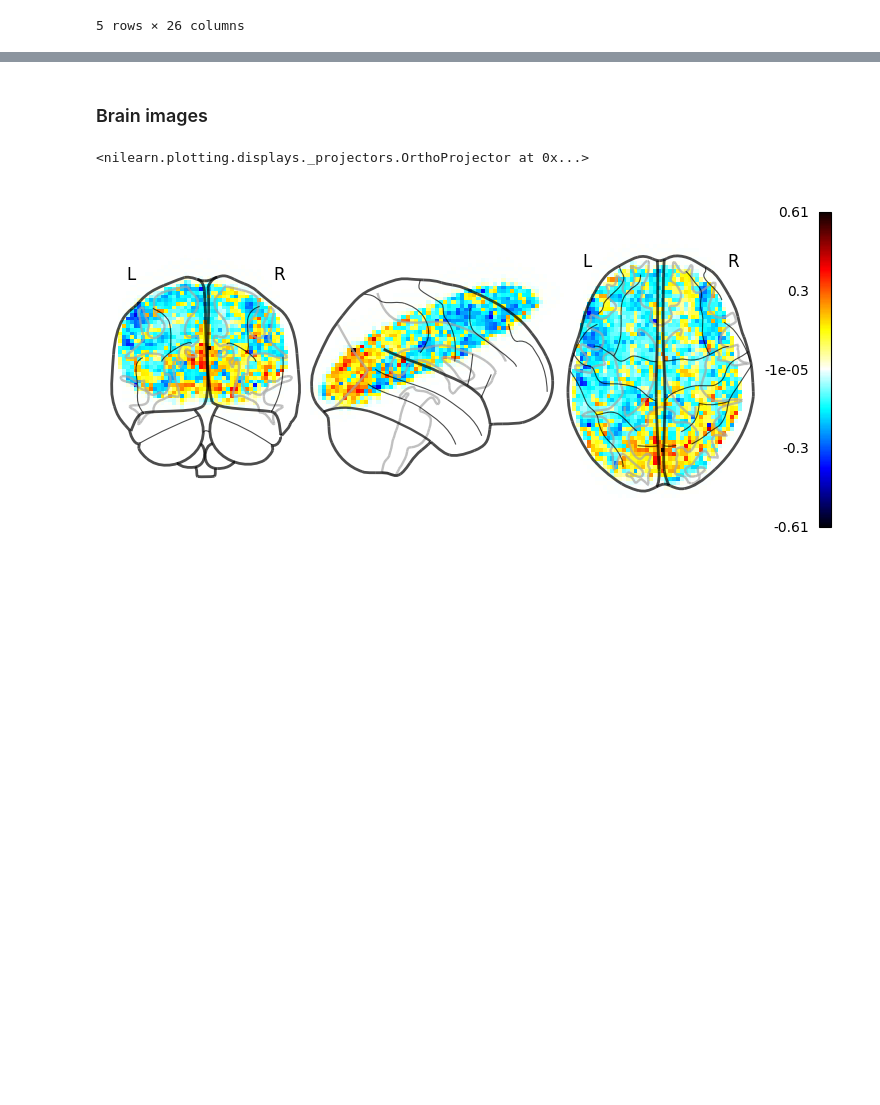
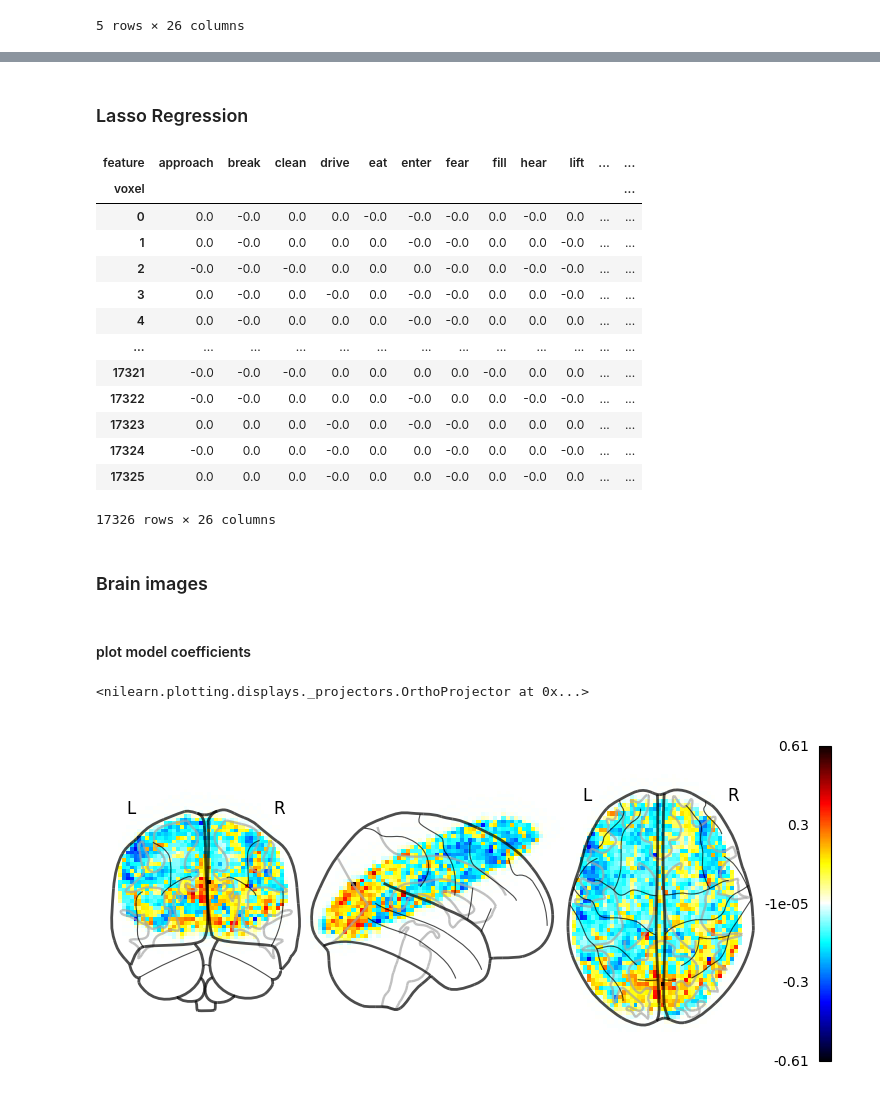
Before and after one commit to gosh-a/semantic-dimensions-in-brain, a Jupyter notebook: mitchell.ipynb, the cells around one changed output, grey strips where cells are left out. Drawn from its saved outputs; the diff is of its cells as text; code cells hidden in the pictures; blank space fills up the shorter version.

```diff
--- a/mitchell.ipynb
+++ b/mitchell.ipynb
@@ -144,0 +168,5 @@ df_coefficients.head()
+# %%
+for i in tqdm(range(y.shape[0])):
+    r_2 = lin_reg.score(X, y.iloc[i])
+    df_score.iloc[i] = r_2
+df_score['coordinates'] = voxel_coordinates
@@ -144,0 +183,2 @@ df_coefficients.head()
+# %% [markdown]
+### Lasso Regression
@@ -144,0 +187,3 @@ df_coefficients.head()
+# %%
+lasso_model = Lasso(alpha=1.0)  # Adjust alpha for regularization strength
+voxel_coordinates = mdata_common_voxels[0][0][0]
@@ -145,5 +193,33 @@ df_coefficients.head()
+# %%
+df_lasso_coefficients = pd.DataFrame(index=range(y.shape[0]), columns=X.columns)
+df_lasso_coefficients.index.name = 'voxel'
+
+for i in tqdm(range(y.shape[0])):
+    lasso_model.fit(X, y.iloc[i])
+    df_lasso_coefficients.iloc[i] = lasso_model.coef_
+
+df_lasso_coefficients['coordinates'] = voxel_coordinates
+# %%
+df_lasso_coefficients
+# %% [output]
+| feature | approach | break | clean | drive | eat | enter | fear | fill | hear | lift | ... | ... |
+| voxel |  |  |  |  |  |  |  |  |  |  |  | ... |
+| 0 | 0.0 | -0.0 | 0.0 | 0.0 | -0.0 | -0.0 | -0.0 | 0.0 | -0.0 | 0.0 | ... | ... |
+| 1 | 0.0 | -0.0 | 0.0 | 0.0 | 0.0 | -0.0 | -0.0 | 0.0 | 0.0 | -0.0 | ... | ... |
+| 2 | -0.0 | -0.0 | -0.0 | 0.0 | 0.0 | 0.0 | -0.0 | 0.0 | -0.0 | -0.0 | ... | ... |
+| 3 | 0.0 | -0.0 | 0.0 | -0.0 | 0.0 | -0.0 | -0.0 | 0.0 | 0.0 | -0.0 | ... | ... |
+| 4 | 0.0 | -0.0 | 0.0 | 0.0 | 0.0 | -0.0 | -0.0 | 0.0 | 0.0 | 0.0 | ... | ... |
+| ... | ... | ... | ... | ... | ... | ... | ... | ... | ... | ... | ... | ... |
+| 17321 | -0.0 | -0.0 | -0.0 | 0.0 | 0.0 | 0.0 | 0.0 | -0.0 | 0.0 | 0.0 | ... | ... |
+| 17322 | -0.0 | -0.0 | 0.0 | 0.0 | 0.0 | -0.0 | 0.0 | 0.0 | -0.0 | -0.0 | ... | ... |
+| 17323 | 0.0 | 0.0 | 0.0 | -0.0 | 0.0 | -0.0 | -0.0 | 0.0 | 0.0 | 0.0 | ... | ... |
+| 17324 | -0.0 | 0.0 | 0.0 | -0.0 | 0.0 | 0.0 | -0.0 | 0.0 | 0.0 | -0.0 | ... | ... |
+| 17325 | 0.0 | 0.0 | 0.0 | -0.0 | 0.0 | 0.0 | -0.0 | 0.0 | -0.0 | 0.0 | ... | ... |
+17326 rows × 26 columns
 # %% [markdown]
 ### Brain images
+# %% [markdown]
+#### plot model coefficients
 # %%
 import nibabel as nib
 from nilearn import plotting, image
```
Also changed, not shown: parts of 31 cells of this notebook.
